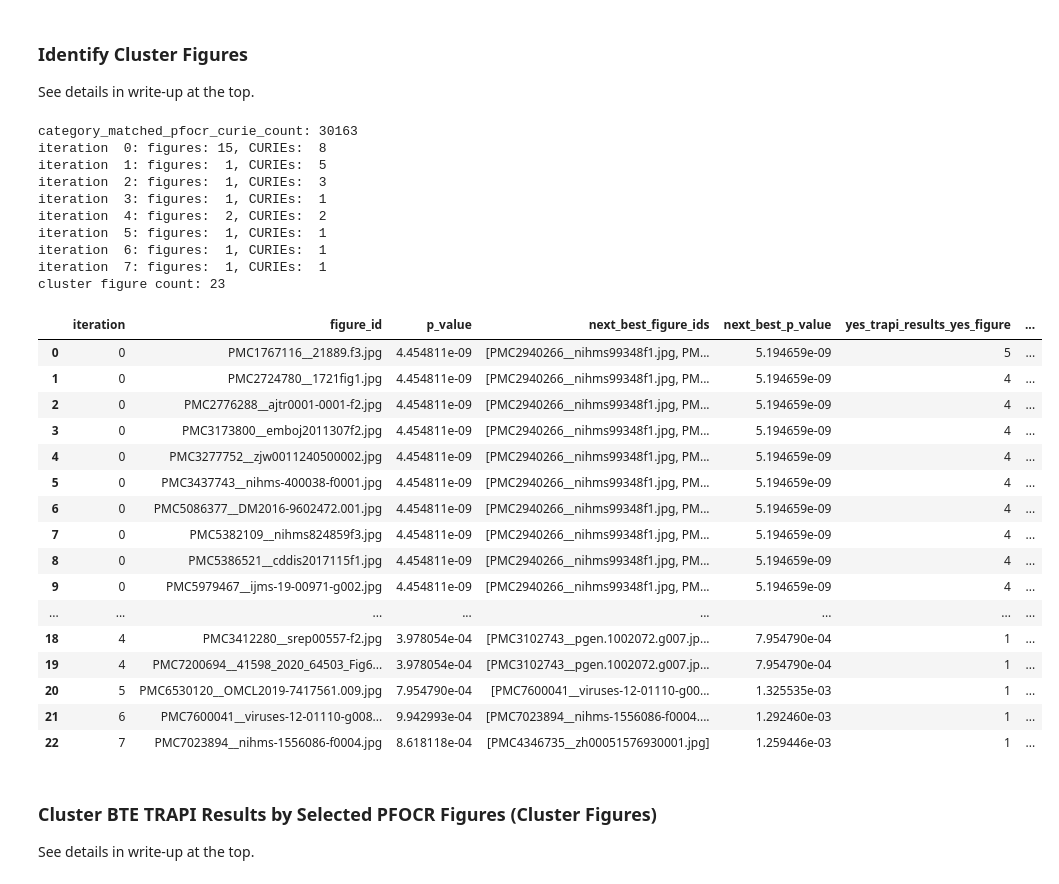
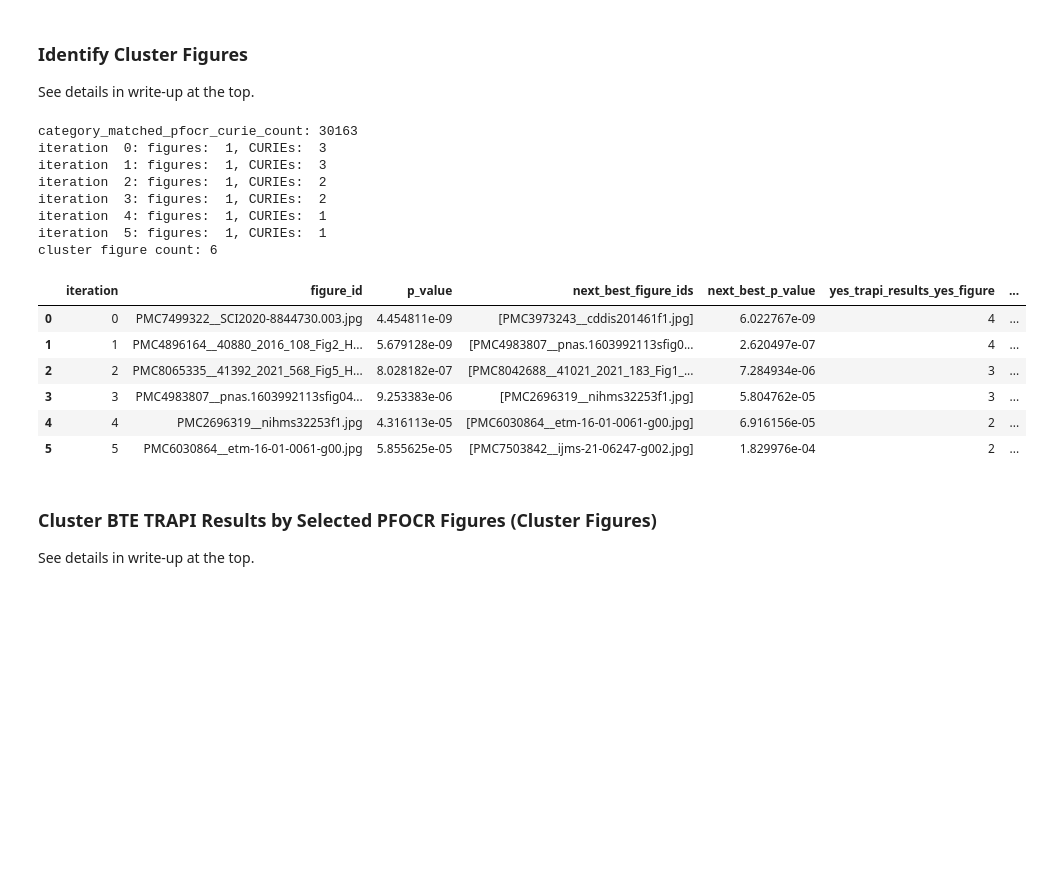
Before and after one commit to wikipathways/pathway-figure-ocr, a Jupyter notebook: notebooks/bte_clustering.ipynb, the cells around one changed output. Drawn from its saved outputs; the diff is of its cells as text; code cells hidden in the pictures; blank space fills up the shorter version.

Commit message:
leukemia and asthma - user-specified IDs required

```diff
--- a/notebooks/bte_clustering.ipynb
+++ b/notebooks/bte_clustering.ipynb
@@ -757,59 +757,47 @@ category_matched_figures_df["figure_curies_in_trapi_results_count"] = category_m
 
 overlapping_category_matched_figures_df = category_matched_figures_df[
     category_matched_figures_df["figure_curies_in_trapi_results_count"] > 0
 ]
 
 # If you want to require that cluster figures have specific CURIEs,
 # such as the explicitly user-specified CURIEs, set them here:
-required_curies = set()
-# required_curies = user_specified_ids
+# required_curies = set()
+required_curies = user_specified_ids
 if required_curies:
     overlapping_category_matched_figures_df = overlapping_category_matched_figures_df[
         overlapping_category_matched_figures_df["curie_set"].map(
             # require all of them
             # lambda curie_set: len(curie_set.intersection(required_curies)) == len(required_curies)
             # require at least one of them
             lambda curie_set: len(curie_set.intersection(required_curies)) > 0
         )
     ]
 
 cluster_figure_ids_out = get_next_cluster_figures(
     category_matched_pfocr_curie_count,
     overlapping_category_matched_figures_df.reset_index().set_index("figure_id"),
     trapi_results_unified_curies,
     required_curies,
 )
 print(f'cluster figure count: {len(cluster_figure_ids_out)}')
 cluster_figure_df = pd.DataFrame.from_records(cluster_figure_data)
 cluster_figure_df
 # %% [output]
 category_matched_pfocr_curie_count: 30163
-iteration  0: figures: 15, CURIEs:  8
-iteration  1: figures:  1, CURIEs:  5
-iteration  2: figures:  1, CURIEs:  3
-iteration  3: figures:  1, CURIEs:  1
-iteration  4: figures:  2, CURIEs:  2
+iteration  0: figures:  1, CURIEs:  3
+iteration  1: figures:  1, CURIEs:  3
+iteration  2: figures:  1, CURIEs:  2
+iteration  3: figures:  1, CURIEs:  2
+iteration  4: figures:  1, CURIEs:  1
 iteration  5: figures:  1, CURIEs:  1
-iteration  6: figures:  1, CURIEs:  1
-iteration  7: figures:  1, CURIEs:  1
-cluster figure count: 23
+cluster figure count: 6
 |  | iteration | figure_id | p_value | next_best_figure_ids | next_best_p_value | yes_trapi_results_yes_figure | ... |
-| 0 | 0 | PMC1767116__21889.f3.jpg | 4.454811e-09 | [PMC2940266__nihms99348f1.jpg, PM... | 5.194659e-09 | 5 | ... |
-| 1 | 0 | PMC2724780__1721fig1.jpg | 4.454811e-09 | [PMC2940266__nihms99348f1.jpg, PM... | 5.194659e-09 | 4 | ... |
-| 2 | 0 | PMC2776288__ajtr0001-0001-f2.jpg | 4.454811e-09 | [PMC2940266__nihms99348f1.jpg, PM... | 5.194659e-09 | 4 | ... |
-| 3 | 0 | PMC3173800__emboj2011307f2.jpg | 4.454811e-09 | [PMC2940266__nihms99348f1.jpg, PM... | 5.194659e-09 | 4 | ... |
-| 4 | 0 | PMC3277752__zjw0011240500002.jpg | 4.454811e-09 | [PMC2940266__nihms99348f1.jpg, PM... | 5.194659e-09 | 4 | ... |
-| 5 | 0 | PMC3437743__nihms-400038-f0001.jpg | 4.454811e-09 | [PMC2940266__nihms99348f1.jpg, PM... | 5.194659e-09 | 4 | ... |
-| 6 | 0 | PMC5086377__DM2016-9602472.001.jpg | 4.454811e-09 | [PMC2940266__nihms99348f1.jpg, PM... | 5.194659e-09 | 4 | ... |
-| 7 | 0 | PMC5382109__nihms824859f3.jpg | 4.454811e-09 | [PMC2940266__nihms99348f1.jpg, PM... | 5.194659e-09 | 4 | ... |
-| 8 | 0 | PMC5386521__cddis2017115f1.jpg | 4.454811e-09 | [PMC2940266__nihms99348f1.jpg, PM... | 5.194659e-09 | 4 | ... |
-| 9 | 0 | PMC5979467__ijms-19-00971-g002.jpg | 4.454811e-09 | [PMC2940266__nihms99348f1.jpg, PM... | 5.194659e-09 | 4 | ... |
-| ... | ... | ... | ... | ... | ... | ... | ... |
-| 18 | 4 | PMC3412280__srep00557-f2.jpg | 3.978054e-04 | [PMC3102743__pgen.1002072.g007.jp... | 7.954790e-04 | 1 | ... |
-| 19 | 4 | PMC7200694__41598_2020_64503_Fig6... | 3.978054e-04 | [PMC3102743__pgen.1002072.g007.jp... | 7.954790e-04 | 1 | ... |
-| 20 | 5 | PMC6530120__OMCL2019-7417561.009.jpg | 7.954790e-04 | [PMC7600041__viruses-12-01110-g00... | 1.325535e-03 | 1 | ... |
-| 21 | 6 | PMC7600041__viruses-12-01110-g008... | 9.942993e-04 | [PMC7023894__nihms-1556086-f0004.... | 1.292460e-03 | 1 | ... |
-| 22 | 7 | PMC7023894__nihms-1556086-f0004.jpg | 8.618118e-04 | [PMC4346735__zh00051576930001.jpg] | 1.259446e-03 | 1 | ... |
+| 0 | 0 | PMC7499322__SCI2020-8844730.003.jpg | 4.454811e-09 | [PMC3973243__cddis201461f1.jpg] | 6.022767e-09 | 4 | ... |
+| 1 | 1 | PMC4896164__40880_2016_108_Fig2_H... | 5.679128e-09 | [PMC4983807__pnas.1603992113sfig0... | 2.620497e-07 | 4 | ... |
+| 2 | 2 | PMC8065335__41392_2021_568_Fig5_H... | 8.028182e-07 | [PMC8042688__41021_2021_183_Fig1_... | 7.284934e-06 | 3 | ... |
+| 3 | 3 | PMC4983807__pnas.1603992113sfig04... | 9.253383e-06 | [PMC2696319__nihms32253f1.jpg] | 5.804762e-05 | 3 | ... |
+| 4 | 4 | PMC2696319__nihms32253f1.jpg | 4.316113e-05 | [PMC6030864__etm-16-01-0061-g00.jpg] | 6.916156e-05 | 2 | ... |
+| 5 | 5 | PMC6030864__etm-16-01-0061-g00.jpg | 5.855625e-05 | [PMC7503842__ijms-21-06247-g002.jpg] | 1.829976e-04 | 2 | ... |
 # %% [markdown]
 ### Cluster BTE TRAPI Results by Selected PFOCR Figures (Cluster Figures)
 
```
Also changed, not shown: parts of 7 cells of this notebook.
